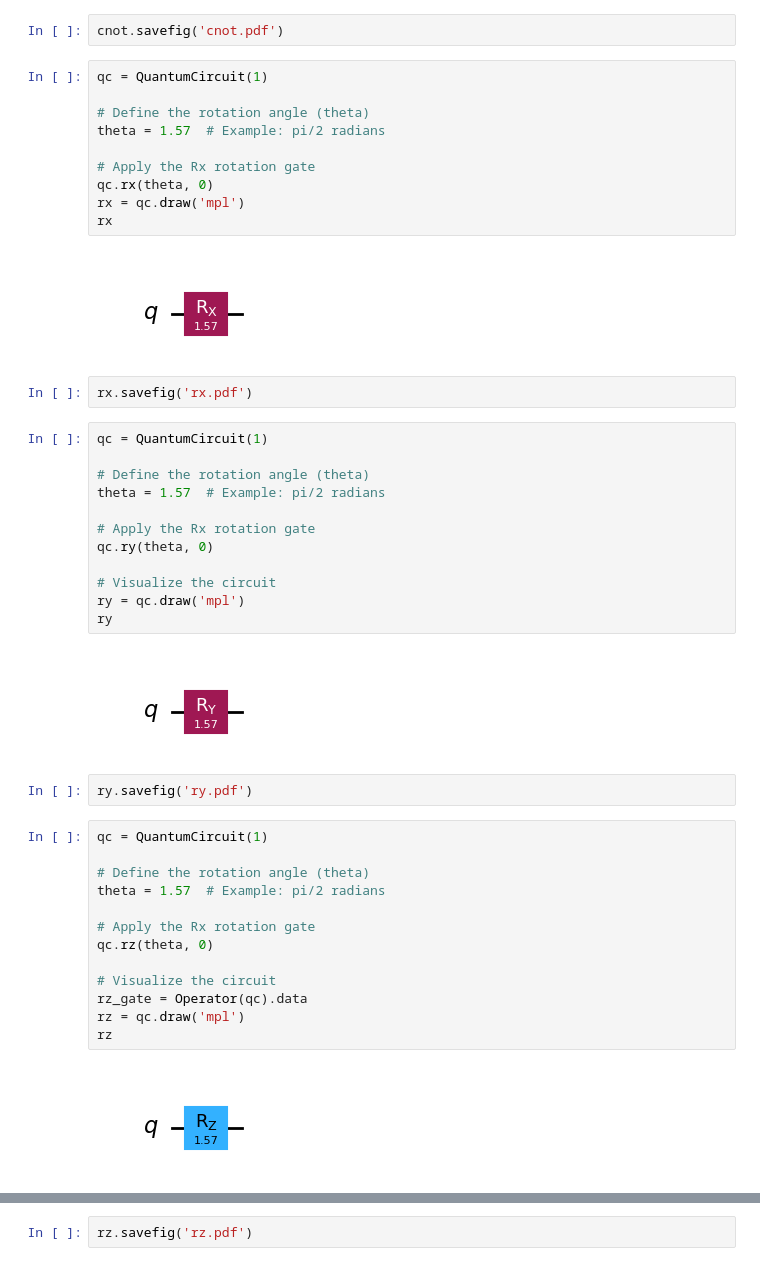
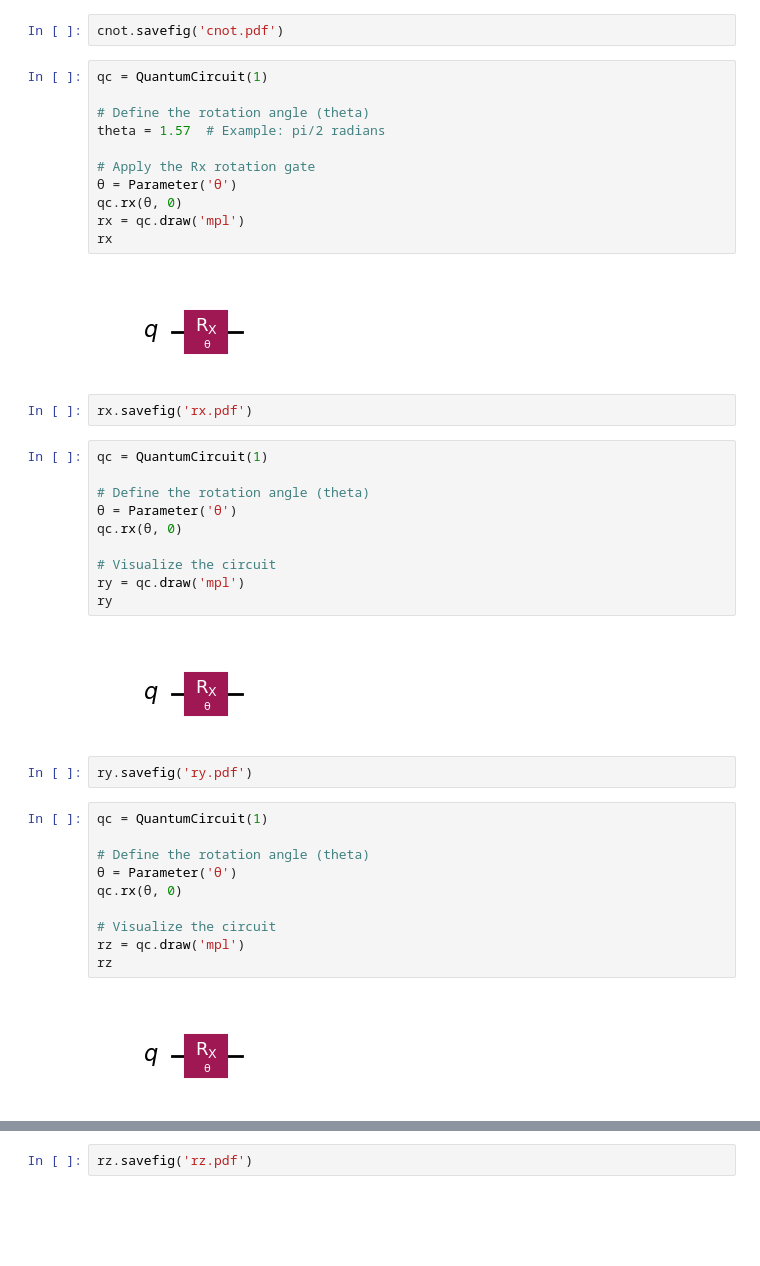
Before and after one commit to bin-wu-phys/QuantumSimulation, a Jupyter notebook: 01.circuits and time evolution.1.x.ipynb, the cells around one changed output, grey strips where cells are left out. Cells and saved outputs as stored; diff of their text form; blank space fills up the shorter version.

```diff
--- a/01.circuits and time evolution.1.x.ipynb
+++ b/01.circuits and time evolution.1.x.ipynb
@@ -59,42 +60,38 @@ qc = QuantumCircuit(1)
 theta = 1.57  # Example: pi/2 radians
 
 # Apply the Rx rotation gate
-qc.rx(theta, 0)
+θ = Parameter('θ')
+qc.rx(θ, 0)
 rx = qc.draw('mpl')
 rx
 # %% [output]
-[figure, old version]
+[figure, new version]
 # %%
 rx.savefig('rx.pdf')
 # %%
 qc = QuantumCircuit(1)
 
 # Define the rotation angle (theta)
-theta = 1.57  # Example: pi/2 radians
-
-# Apply the Rx rotation gate
-qc.ry(theta, 0)
+θ = Parameter('θ')
+qc.rx(θ, 0)
 
 # Visualize the circuit
 ry = qc.draw('mpl')
 ry
 # %% [output]
-[figure, old version]
+[figure, new version]
 # %%
 ry.savefig('ry.pdf')
 # %%
 qc = QuantumCircuit(1)
 
 # Define the rotation angle (theta)
-theta = 1.57  # Example: pi/2 radians
-
-# Apply the Rx rotation gate
-qc.rz(theta, 0)
+θ = Parameter('θ')
+qc.rx(θ, 0)
 
 # Visualize the circuit
-rz_gate = Operator(qc).data
 rz = qc.draw('mpl')
 rz
 # %% [output]
-[figure, old version]
+[figure, new version]
 # %%
```
Also changed, not shown: parts of 24 cells of this notebook, 3 other files.
